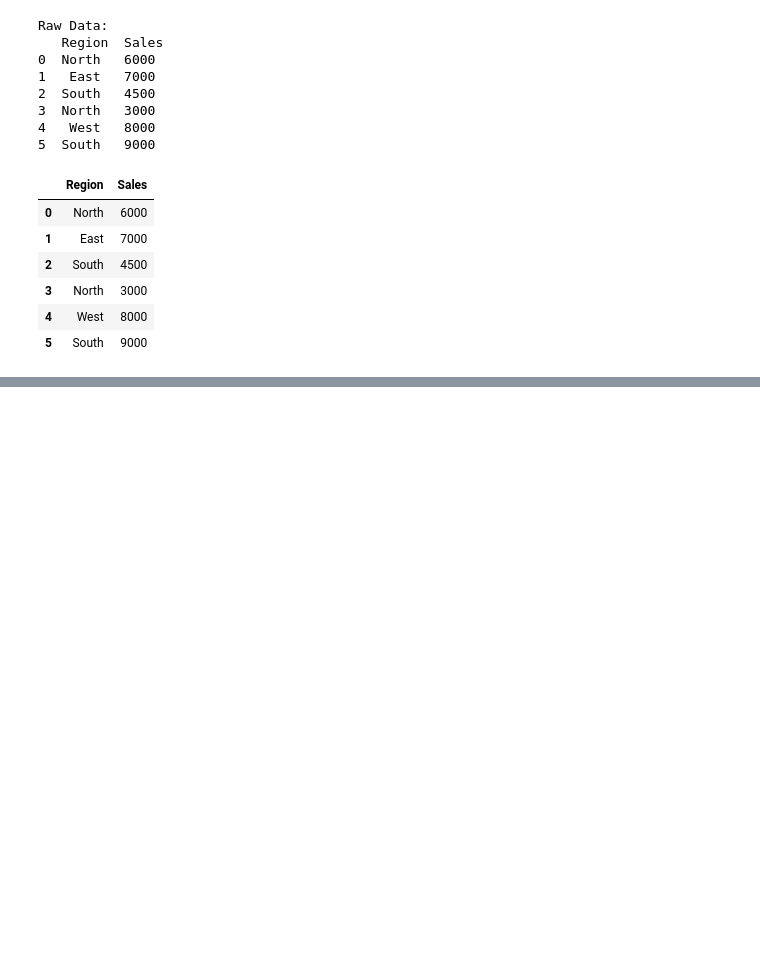
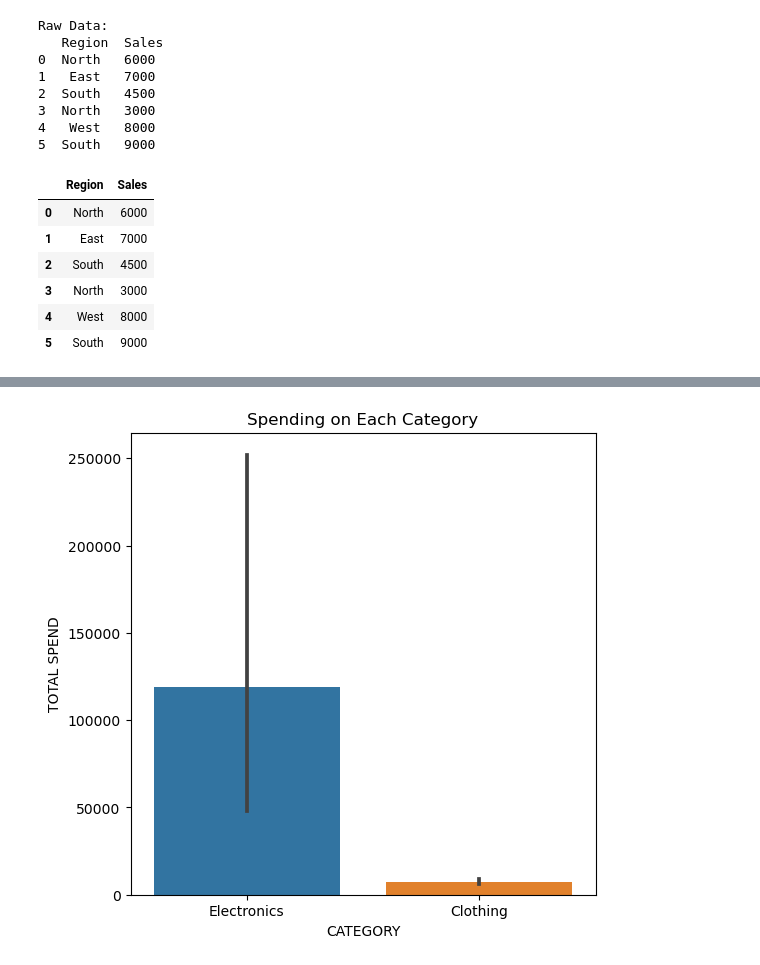
Before and after one commit to Visky-02/Data-Science-Practice, a Jupyter notebook: Untitled Folder/ mix drill 16th june.ipynb, the cells around one changed output, grey strips where cells are left out. Drawn from its saved outputs; the diff is of its cells as text; code cells hidden in the pictures; blank space fills up the shorter version.

```diff
--- a/Untitled Folder/ mix drill 16th june.ipynb
+++ b/Untitled Folder/ mix drill 16th june.ipynb
@@ -255,0 +607,16 @@ SyntaxError: invalid syntax. Perhaps you forgot a comma? (250519204.py, line 1)
+# %%
+import pandas as pd
+import numpy as np
+import seaborn as sns
+import matplotlib.pyplot as plt
+
+# Run this to setup data for Q21 to Q25 (E-commerce Data)
+data_final = {
+    'Order_ID': ['ORD-1', 'ORD-2', 'ORD-3', 'ORD-4', 'ORD-5', 'ORD-6'],
+    'Customer_Name': ['amit', ' rahul', 'NEHA', 'pooja ', '  KIRAN', 'amit'],
+    'Order_Date': ['2026-03-01', '2026-03-15', '2026-04-05', '2026-04-20', '2026-05-10', '2026-03-01'],
+    'Category': ['Electronics', 'Clothing', 'Electronics', 'Clothing', 'Electronics', 'Electronics'],
+    'Spend': [12000, 3000, 15000, 4500, 80000, 12000] # Notice outlier in Kiran's spend and duplicate Amit
+}
+df_final = pd.DataFrame(data_final)
+print("Final Batch Data Loaded!")
@@ -255,0 +644,2 @@ SyntaxError: invalid syntax. Perhaps you forgot a comma? (250519204.py, line 1)
+# %%
+df_final['Customer_Name']=df_final['Customer_Name'].str.strip().str.title()
@@ -255,0 +656,2 @@ SyntaxError: invalid syntax. Perhaps you forgot a comma? (250519204.py, line 1)
+# %%
+df_final=df_final.drop_duplicates(subset='Customer_Name',keep='first')
@@ -255,0 +667,3 @@ SyntaxError: invalid syntax. Perhaps you forgot a comma? (250519204.py, line 1)
+# %%
+import pandas as pd
+df_final['Order_Date']=pd.to_datetime(df_final['Order_Date'],format='%d-%m-%Y')
@@ -255,0 +675,12 @@ SyntaxError: invalid syntax. Perhaps you forgot a comma? (250519204.py, line 1)
+# %%
+import numpy as np
+import matplotlib.pyplot as plt
+import seaborn as sns
+plt.figure(figsize=(6,6))
+sns.barplot(x='Category',y='Spend',data=df_final,estimator=np.sum)
+plt.xlabel("CATEGORY")
+plt.ylabel("TOTAL SPEND")
+plt.title("Spending on Each Category")
+plt.show()
+# %% [output]
+[figure, added]
```
Also changed, not shown: parts of 60 cells of this notebook, 1 other file.
